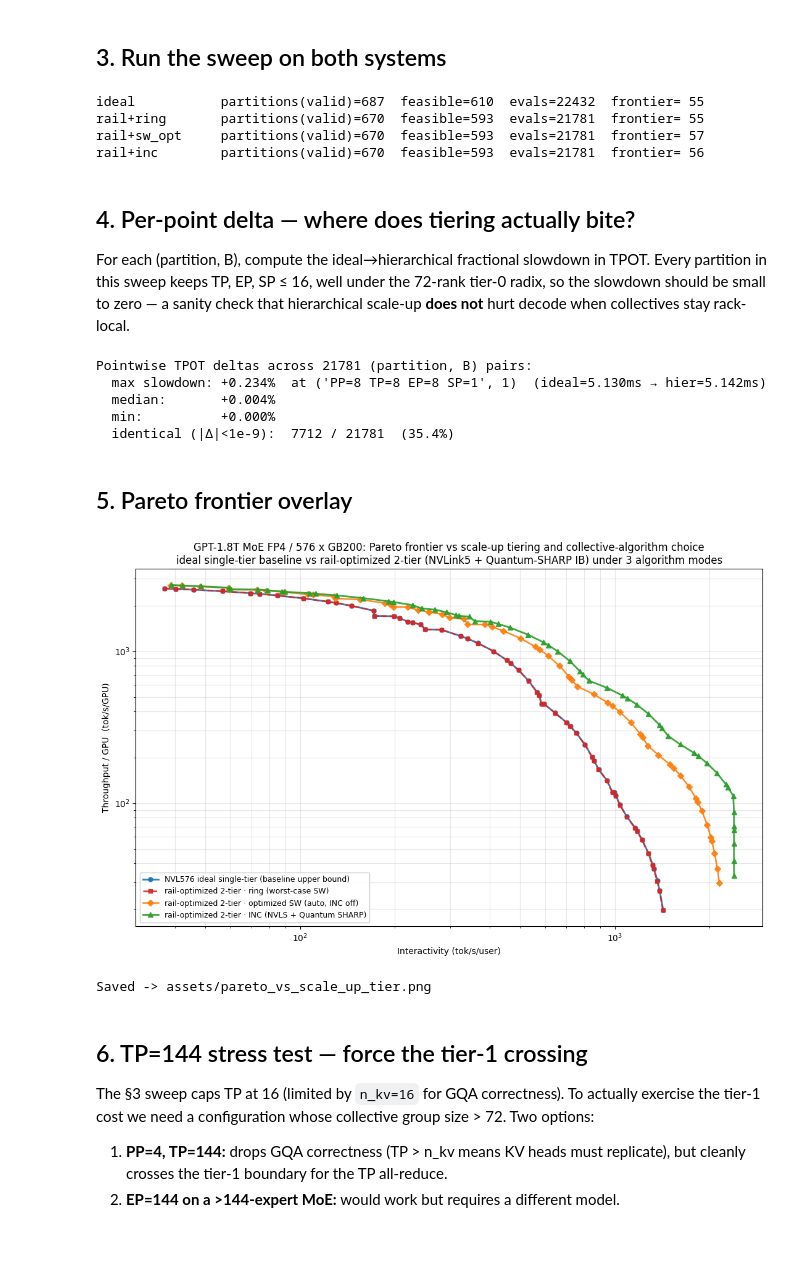
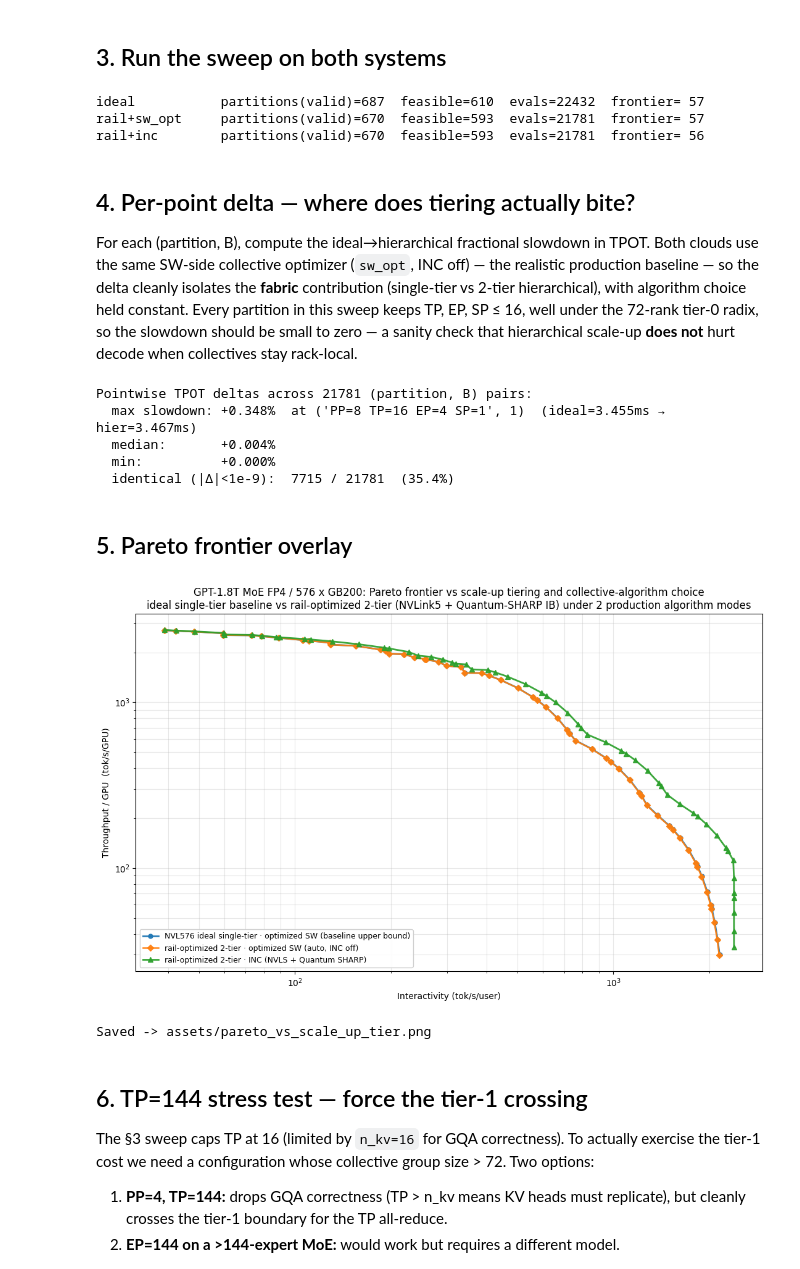
Before and after one commit to spiceMonkey/llm_perf, a Jupyter notebook: notebooks/pareto_vs_scale_up_tier.ipynb, the cells around one changed output. Drawn from its saved outputs; the diff is of its cells as text; code cells hidden in the pictures; blank space fills up the shorter version.

```diff
--- a/notebooks/pareto_vs_scale_up_tier.ipynb
+++ b/notebooks/pareto_vs_scale_up_tier.ipynb
@@ -229,10 +229,11 @@ baseline (system_ideal): PP ≤ 8; TP ≤ min(n_kv=16, n_experts=16) = 16; EP
 # %% [markdown]
 ## 3. Run the sweep on both systems
 # %%
-# 4 sweeps: ideal (single-tier baseline) + 3 algorithm modes on the rail-optimized 2-tier.
+# 3 sweeps: ideal (single-tier baseline) + 2 algorithm modes on the rail-optimized 2-tier.
+# Worst-case ring (no collective optimization) was dropped — production deployments
+# always run at least the SW-side optimizer, so the ring baseline isn't a fair comparison.
 sweeps = [
-    ("ideal",        system_ideal, make_tuner("ring", tuner_base)),   # ideal upper bound (single-tier)
-    ("rail+ring",    system_rail,  make_tuner("ring", tuner_base)),    # worst-case SW on rail
+    ("ideal",        system_ideal, make_tuner("sw_opt", tuner_base)), # ideal upper bound (single-tier, optimized SW)
     ("rail+sw_opt",  system_rail,  make_tuner("sw_opt", tuner_base)),  # optimizer, INC off
     ("rail+inc",     system_rail,  make_tuner("inc", tuner_base)),     # optimizer + INC enabled
 ]
@@ -250,21 +251,20 @@ for label, system, tuner_for_mode in sweeps:
     feasible = len({p.part_label for p in all_pts})
     print(f"{label:14s}  partitions(valid)={len(parts):3d}  feasible={feasible:3d}  evals={len(all_pts):5d}  frontier={len(fr):3d}")
 # %% [output]
-ideal           partitions(valid)=687  feasible=610  evals=22432  frontier= 55
-rail+ring       partitions(valid)=670  feasible=593  evals=21781  frontier= 55
+ideal           partitions(valid)=687  feasible=610  evals=22432  frontier= 57
 rail+sw_opt     partitions(valid)=670  feasible=593  evals=21781  frontier= 57
 rail+inc        partitions(valid)=670  feasible=593  evals=21781  frontier= 56
 # %% [markdown]
 ## 4. Per-point delta — where does tiering actually bite?
 
-For each (partition, B), compute the ideal→hierarchical fractional slowdown in TPOT. Every partition in this sweep keeps TP, EP, SP ≤ 16, well under the 72-rank tier-0 radix, so the slowdown should be small to zero — a sanity check that hierarchical scale-up **does not** hurt decode when collectives stay rack-local.
+For each (partition, B), compute the ideal→hierarchical fractional slowdown in TPOT. Both clouds use the same SW-side collective optimizer (`sw_opt`, INC off) — the realistic production baseline — so the delta cleanly isolates the **fabric** contribution (single-tier vs 2-tier hierarchical), with algorithm choice held constant. Every partition in this sweep keeps TP, EP, SP ≤ 16, well under the 72-rank tier-0 radix, so the slowdown should be small to zero — a sanity check that hierarchical scale-up **does not** hurt decode when collectives stay rack-local.
 # %%
 # Index both clouds by (part_label, B) for pointwise comparison.
 def index(points: list[Point]):
     return {(p.part_label, p.B): p for p in points}
 
 idx_ideal = index(clouds["ideal"])
-idx_rail  = index(clouds["rail+ring"])
+idx_rail  = index(clouds["rail+sw_opt"])
 
 deltas = []
 for key in sorted(idx_ideal.keys() & idx_rail.keys()):
@@ -283,10 +283,10 @@ n_zero = sum(1 for _, rel, *_ in deltas if abs(rel) < 1e-9)
 print(f"  identical (|Δ|<1e-9):  {n_zero} / {len(deltas)}  ({100*n_zero/len(deltas):.1f}%)")
 # %% [output]
 Pointwise TPOT deltas across 21781 (partition, B) pairs:
-  max slowdown: +0.234%  at ('PP=8 TP=8 EP=8 SP=1', 1)  (ideal=5.130ms → hier=5.142ms)
+  max slowdown: +0.348%  at ('PP=8 TP=16 EP=4 SP=1', 1)  (ideal=3.455ms → hier=3.467ms)
   median:       +0.004%
   min:          +0.000%
-  identical (|Δ|<1e-9):  7712 / 21781  (35.4%)
+  identical (|Δ|<1e-9):  7715 / 21781  (35.4%)
 # %% [markdown]
 ## 5. Pareto frontier overlay
 # %%
@@ -294,38 +294,36 @@ fig, ax = plt.subplots(figsize=(11, 7))
 
 styles = {
     "ideal":       dict(color="#1f77b4", marker="o", linestyle="-",  lw=2.0, ms=5,
-                        label="NVL576 ideal single-tier (baseline upper bound)"),
-    "rail+ring":   dict(color="#d62728", marker="s", linestyle="--", lw=1.8, ms=5,
-                        label="rail-optimized 2-tier · ring (worst-case SW)"),
+                        label="NVL576 ideal single-tier · optimized SW (baseline upper bound)"),
     "rail+sw_opt": dict(color="#ff7f0e", marker="D", linestyle="-",  lw=1.8, ms=5,
                         label="rail-optimized 2-tier · optimized SW (auto, INC off)"),
     "rail+inc":    dict(color="#2ca02c", marker="^", linestyle="-",  lw=2.0, ms=6,
                         label="rail-optimized 2-tier · INC (NVLS + Quantum SHARP)"),
 }
 
 for label, fr in frontiers.items():
     if not fr:
         continue
     xs = [p.interactivity for p in fr]
     ys = [p.tput_per_gpu for p in fr]
     ax.plot(xs, ys, alpha=0.92, **styles[label])
 
 ax.set_xscale("log")
 ax.set_yscale("log")
 ax.set_xlabel("Interactivity (tok/s/user)")
 ax.set_ylabel("Throughput / GPU  (tok/s/GPU)")
 ax.set_title(
     "GPT-1.8T MoE FP4 / 576 x GB200: Pareto frontier vs scale-up tiering and collective-algorithm choice\n"
-    "ideal single-tier baseline vs rail-optimized 2-tier (NVLink5 + Quantum-SHARP IB) under 3 algorithm modes"
+    "ideal single-tier baseline vs rail-optimized 2-tier (NVLink5 + Quantum-SHARP IB) under 2 production algorithm modes"
 )
 ax.grid(True, which="both", alpha=0.3)
 ax.legend(loc="lower left", fontsize=9, framealpha=0.92)
 fig.tight_layout()
 fig.savefig("assets/pareto_vs_scale_up_tier.png", dpi=130, bbox_inches="tight")
 plt.show()
 print("Saved -> assets/pareto_vs_scale_up_tier.png")
 # %% [output]
-[figure, old version]
+[figure, new version]
 Saved -> assets/pareto_vs_scale_up_tier.png
 # %% [markdown]
 ## 6. TP=144 stress test — force the tier-1 crossing
```
Also changed, not shown: parts of 1 cell of this notebook, 1 other file.
